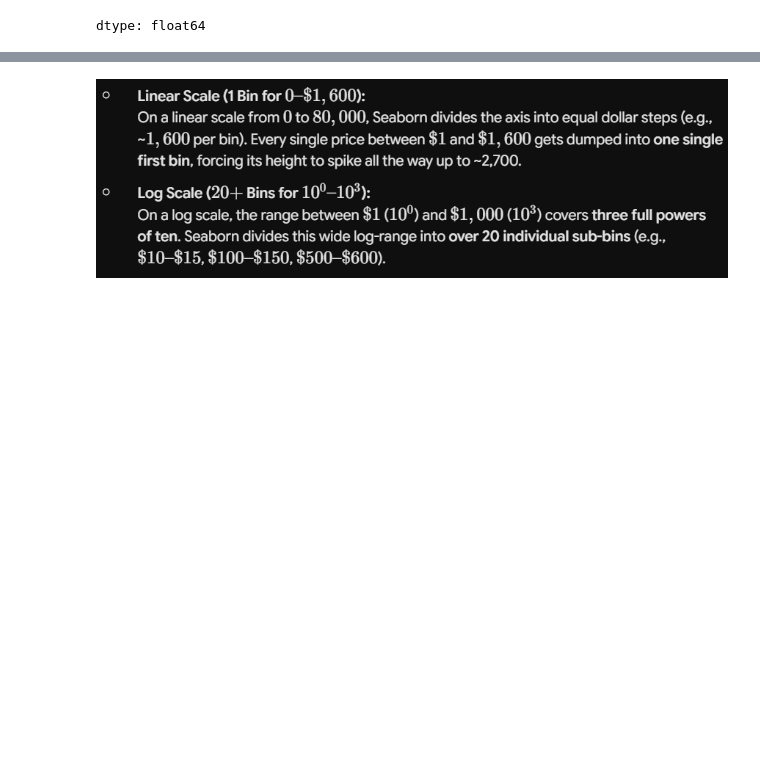
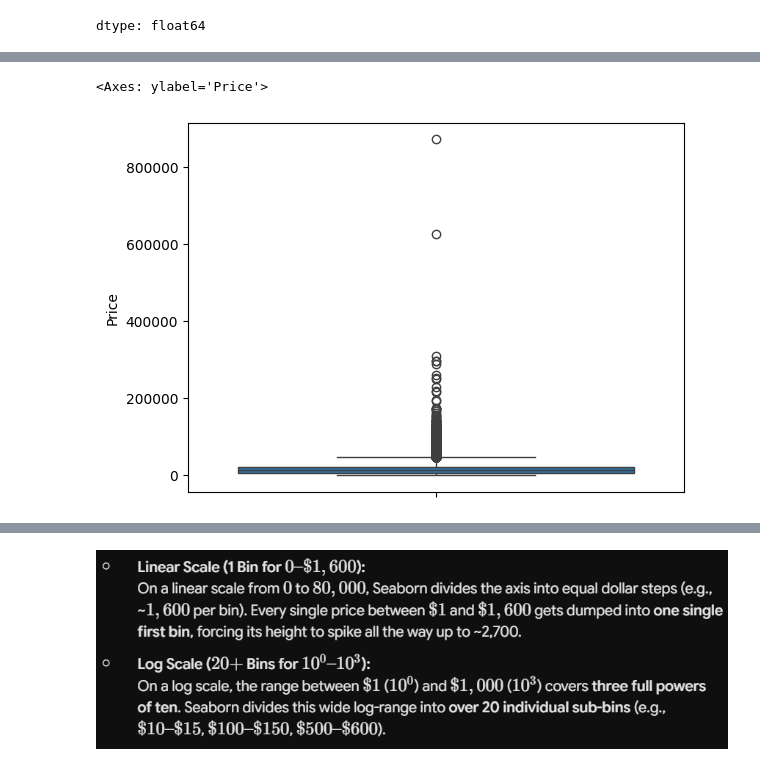
Before and after one commit to Moulicodes/car-price-prediction, a Jupyter notebook: car_price_predictor.ipynb, the cells around one changed output, grey strips where cells are left out. Drawn from its saved outputs; the diff is of its cells as text; code cells hidden in the pictures; blank space fills up the shorter version.

```diff
--- a/car_price_predictor.ipynb
+++ b/car_price_predictor.ipynb
@@ -126 +91,6 @@ df[df['Price'] > df['Price'].quantile(0.999)]
+# %%
+sns.boxplot(df['Price'])
+# %% [output]
+<Axes: ylabel='Price'>
+[figure, added]
 # %%
```
Also changed, not shown: parts of 87 cells of this notebook.
